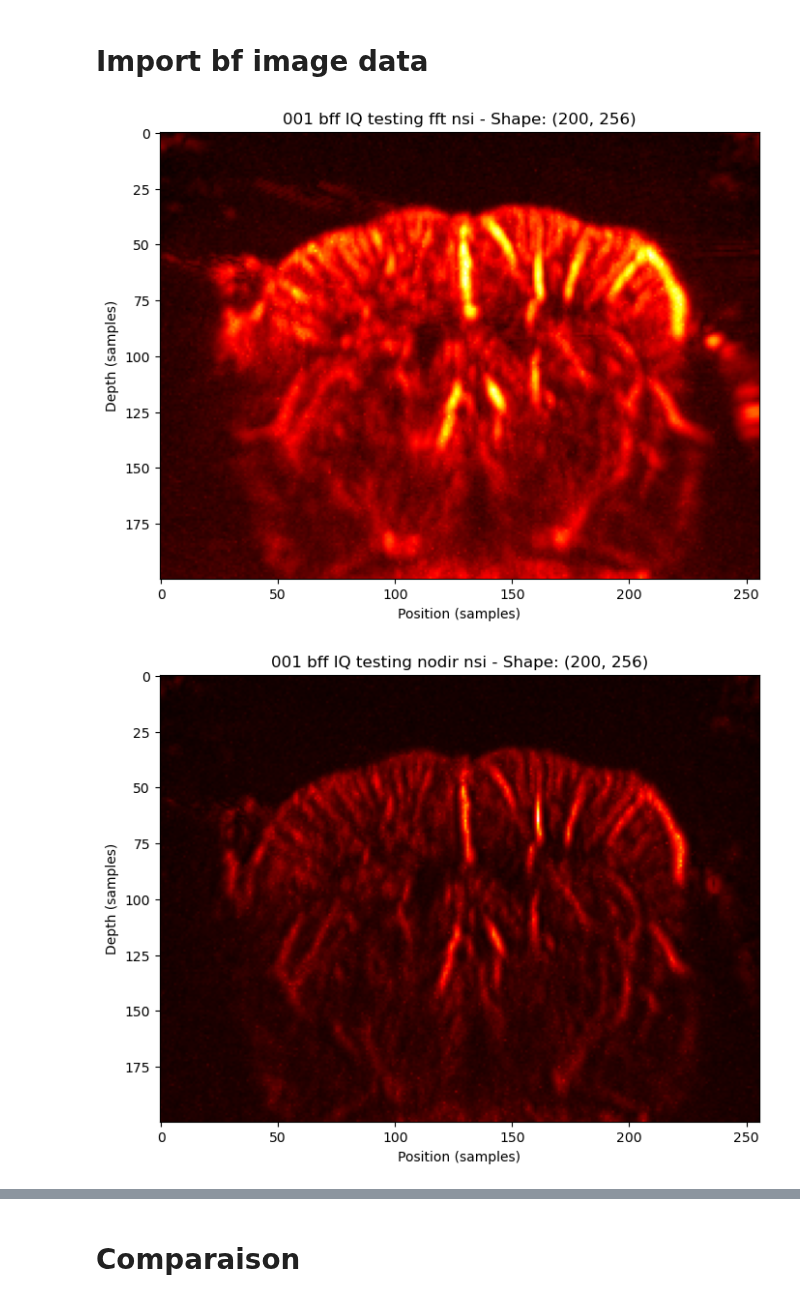
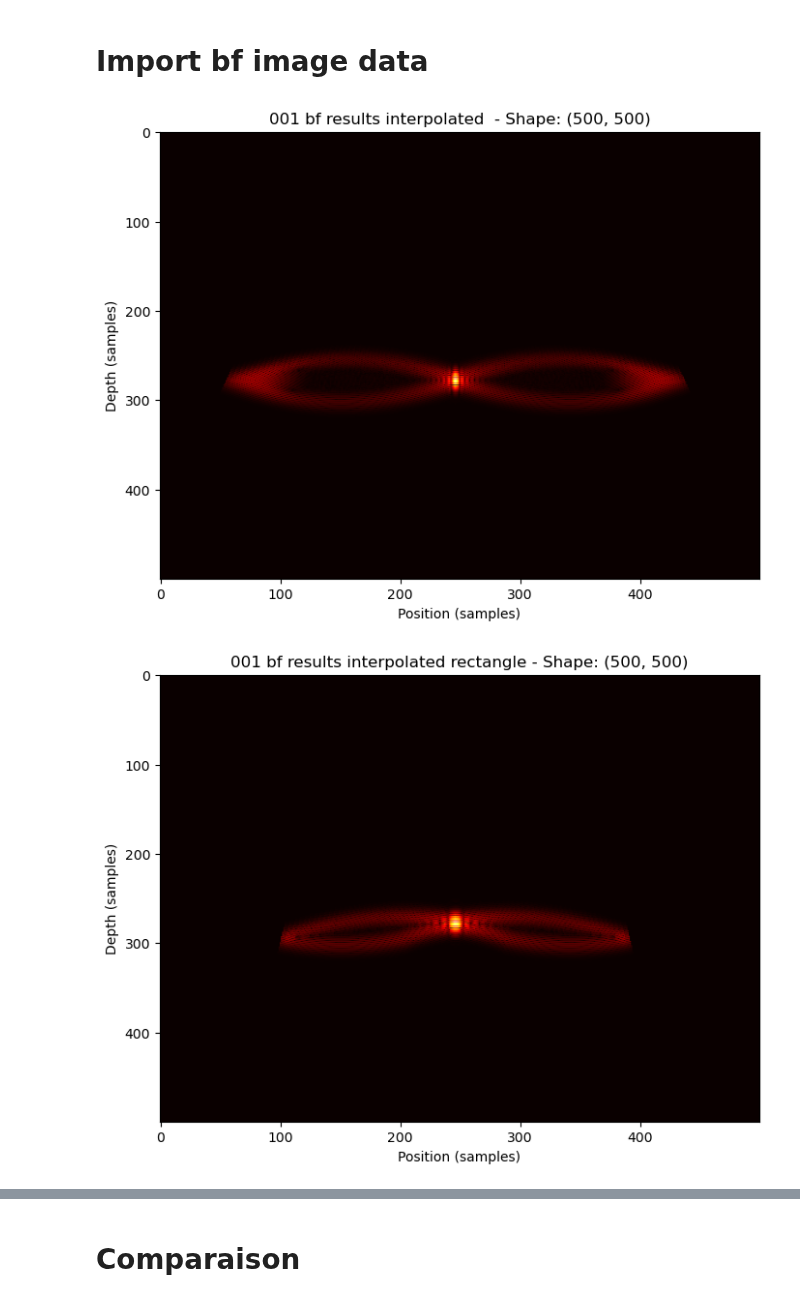
Before and after one commit to MatthieuVAUTRIN/superresolution, a Jupyter notebook: 005_visualization.ipynb, the cells around one changed output, grey strips where cells are left out. Drawn from its saved outputs; the diff is of its cells as text; code cells hidden in the pictures.

```diff
--- a/005_visualization.ipynb
+++ b/005_visualization.ipynb
@@ -8,8 +8,11 @@ file_paths = [
     # "/home/matmat/Documents/urban_lab/002_Superresolution/superresolution/data_filtered/mouse/filtered_bf/002_bff_nsi0_01_nsi.npy",
     # "/home/matmat/Documents/urban_lab/002_Superresolution/superresolution/data_filtered/mouse/filtered_bf/002_bff_nsi0_1_nsi.npy",
     # "/home/matmat/Documents/urban_lab/002_Superresolution/superresolution/data_filtered/mouse/filtered_bf/003_bf_rect.npy"
-    "./data_filtered/mouse_prebf_filtered/filtered_bf/001_bff_IQ_testing_fft_nsi.npy",
-    "./data_filtered/mouse_prebf_filtered/filtered_bf/001_bff_IQ_testing_nodir_nsi.npy"
+    "./data_bf/master_thesis/beamformed_apodized/001_bf_results_interpolated_.npy",
+    "./data_bf/master_thesis/beamformed_apodized/001_bf_results_interpolated_rectangle.npy",
+    "./data_bf/master_thesis/beamformed_apodized/001_bf_results_interpolated_hamming.npy",
+    "./data_bf/master_thesis/beamformed_apodized/001_bf_results_interpolated_angles_rectangle.npy",
+    "./data_bf/master_thesis/beamformed_apodized/001_bf_results_interpolated_angles_hamming.npy"
 
 ]
 
@@ -54,33 +57,36 @@ time = np.linspace(start=0, stop=1 / params["rf"]["sampling_rate"] * params["rf"
 # %% [markdown]
 # Import bf image data
 # %%
+data = np.load(file_paths[0])
+
 bf_matrices = np.zeros(
         (
-        params["image"]["nz"] if params["image"]["nz"] != None else params["image"]["samples_depth"],
-        params["image"]["nx"] if params["image"]["nx"] != None else params["image"]["samples_lateral"],
+        data.shape[0],
+        data.shape[1],
         len(file_paths)
         )
     )
 labels = []
 
 for idx, file_path in enumerate(file_paths):
 
     data = np.load(file_path)
+    data = np.squeeze(data)
 
     plt.figure(figsize=(8, 6))
     plt.imshow(np.sqrt(np.abs(data)), aspect='auto', cmap='hot')
     plt.xlabel("Position (samples)")
     plt.ylabel("Depth (samples)")
 
     bf_matrices[:, :, idx] = data
 
     label = file_path.strip().split("/")[-1].split(".")[0].replace("_", " ")
 
     plt.title(f"{label} - Shape: {data.shape}")
 
     labels.append(label)
 
     plt.show()
 # %% [output]
-[figure, old version]
+[figure, new version]
-[figure, old version]
+[figure, new version]
```
Also changed, not shown: parts of 10 cells of this notebook, 13 other files.
